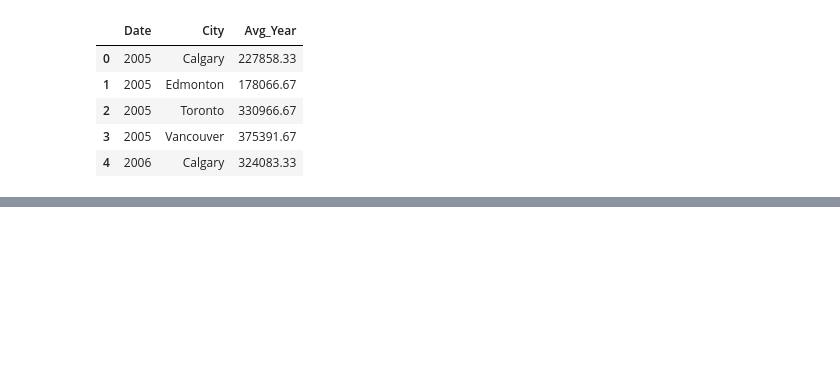
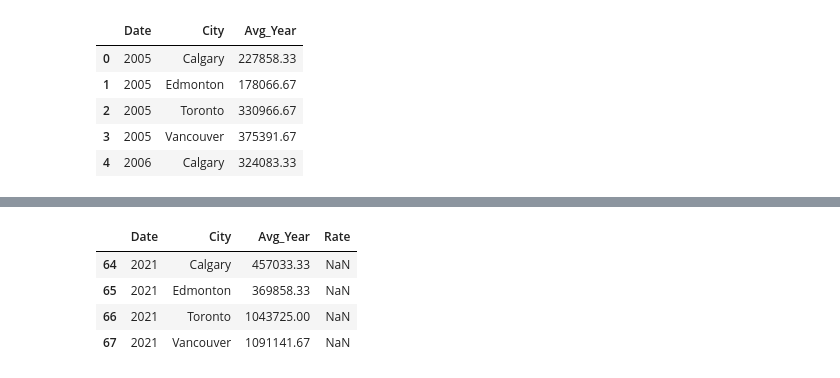
Before and after one commit to ddsarai/propertTax_comps, a Jupyter notebook: ON_AB_BC_2021_comp.ipynb, the cells around one changed output, grey strips where cells are left out. Cells and saved outputs as stored; diff of their text form; code cells hidden in the pictures; blank space fills up the shorter version.

Commit message:
Added MLS data to tax data (incomplete)

```diff
--- a/ON_AB_BC_2021_comp.ipynb
+++ b/ON_AB_BC_2021_comp.ipynb
@@ -112,3 +121,6 @@ mls_data_avg_year = mls_data.groupby([pd.to_datetime(mls_data.Date).dt.strftime(
+# %%
+mls_data_avg_year['Date'] = mls_data_avg_year['Date'].astype('datetime64[ns]')
+mls_data_avg_year['Date'] = mls_data_avg_year.Date.dt.year
 # %%
 mls_data_avg_year.head()
 # %% [output]
@@ -118,3 +130,5 @@ mls_data_avg_year.head()
 | 2 | 2005 | Toronto | 330966.67 |
 | 3 | 2005 | Vancouver | 375391.67 |
 | 4 | 2006 | Calgary | 324083.33 |
+# %%
+mls_data_taxes2021 = mls_data_avg_year.loc[mls_data_avg_year['Date'] == 2021, :].copy()
@@ -120,0 +150,10 @@ mls_data_avg_year.head()
+# %%
+mls_data_taxes2021['Rate'] = ptax_2021[(ptax_2021['Municipality'].isin(cities)) & (ptax_2021['PropertyClass'] == 'Residential')]['Rate']
+# %%
+mls_data_taxes2021
+# %% [output]
+|  | Date | City | Avg_Year | Rate |
+| 64 | 2021 | Calgary | 457033.33 | NaN |
+| 65 | 2021 | Edmonton | 369858.33 | NaN |
+| 66 | 2021 | Toronto | 1043725.00 | NaN |
+| 67 | 2021 | Vancouver | 1091141.67 | NaN |
```
Also changed, not shown: parts of 7 cells of this notebook.
